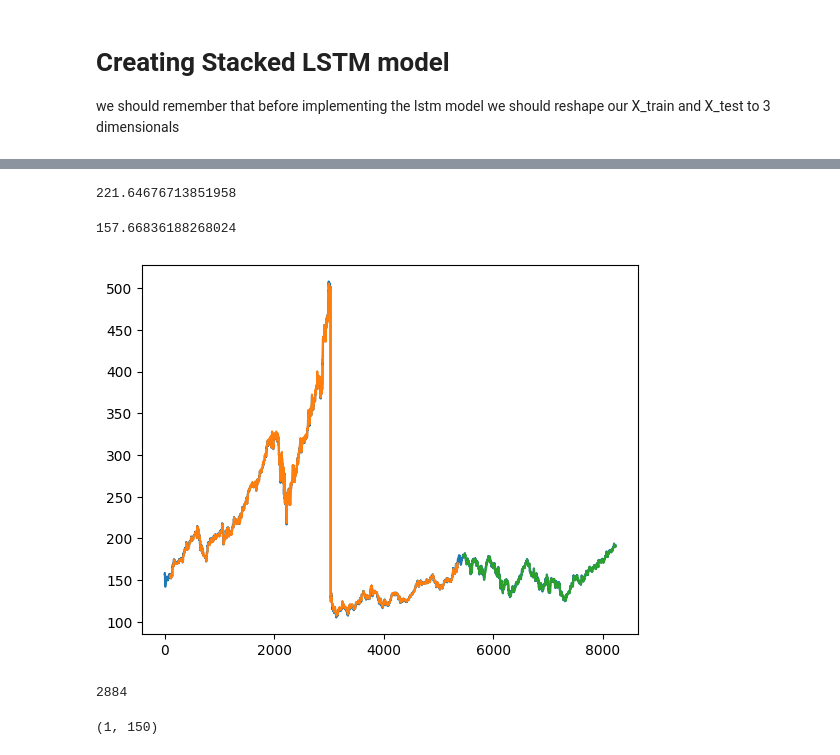
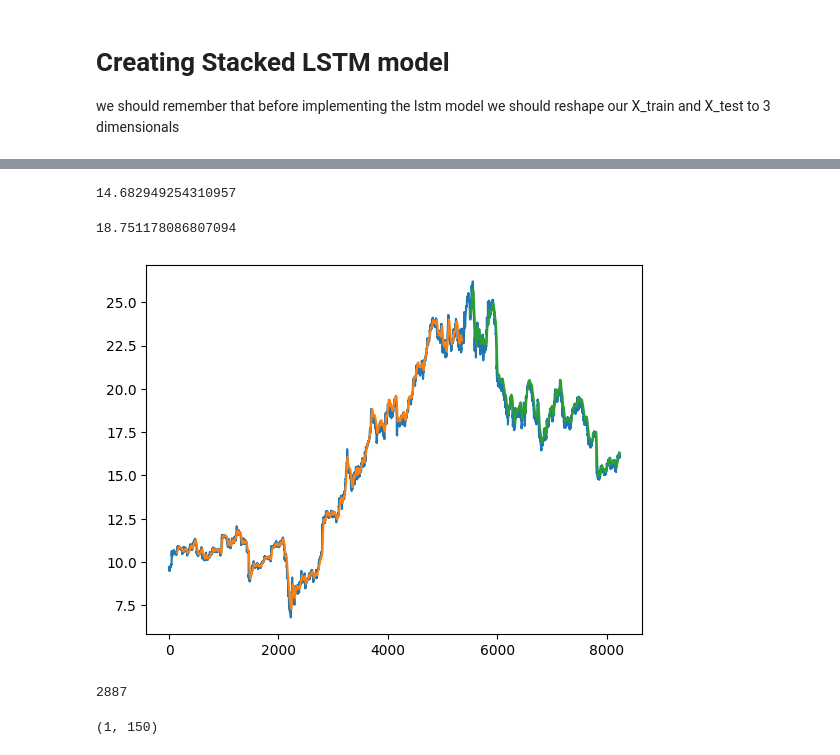
Before and after one commit to seruvuri/stock_price_prediction, a Jupyter notebook: notebook/Stock_Price_Prediction.ipynb, the cells around one changed output, grey strips where cells are left out. Drawn from its saved outputs; the diff is of its cells as text; code cells hidden in the pictures.

Commit message:
model trainer

```diff
--- a/notebook/Stock_Price_Prediction.ipynb
+++ b/notebook/Stock_Price_Prediction.ipynb
@@ -22,6 +48,7 @@ Start Date= Date from when we need historical data of a stock(format YYYY-MM-DD)
 resampleFreq = This allows you to set the frequency in which you want data resampled. For example "1hour" would return the data where OHLC is calculated on an hourly schedule.
 
 '''
+print('ticker details:{ticker_names}'.format(ticker_names=ticker_df))
 def data_extraction(ticker_name,startDate,resampleFreq,token):
     url="https://api.tiingo.com/iex/{}/prices?startDate={}&resampleFreq={}&columns=open,high,low,close,volume&token={}".format(ticker_name,startDate,resampleFreq,token)
 
@@ -30,4 +57,4 @@ def data_extraction(ticker_name,startDate,resampleFreq,token):
     #print(data.status_code)
     return dataset
 
-json_dataset=data_extraction(ticker_name='aapl',startDate='2019-01-02',resampleFreq='1hour',token='a159a3a83b1754845d7353fbec1c9f2902d4a8e1')
+json_dataset=data_extraction(ticker_name=input('Enter ticker(stock_name) name:'),startDate='2019-01-02',resampleFreq='1hour',token='a159a3a83b1754845d7353fbec1c9f2902d4a8e1')
@@ -164,7 +207,7 @@ training_size,test_size
 # we prepare train and test data by using above training_size and test_size
 
 #since trainnig size is 5339 train data will be till 0 to 5350
-train_data,test_data=close_stock[0:training_size],close_stock[training_size:len(close_stock),:1]
+train_data,test_data=close_stock[0:training_size,:],close_stock[training_size:len(close_stock),:1]
 # %%
 len(train_data),len(test_data)
 # %% [output]
@@ -268,5 +278,5 @@ Trainable params: 50,851
 Non-trainable params: 0
 _________________________________________________________________
 # %%
-model.fit(X_train,y_train,validation_data=(X_test,y_test),epochs=100,batch_size=64,verbose=1)
+model.fit(X_train,y_train,validation_data=(X_test,y_test),epochs=2,batch_size=64,verbose=1)
 # %% [output]
@@ -307,49 +304,51 @@ import math
 from sklearn.metrics import mean_squared_error
 math.sqrt(mean_squared_error(y_train,train_predict))
 # %% [output]
-221.64676713851958
+14.682949254310957
 # %%
 ##test data RMSE
 
 math.sqrt(mean_squared_error(y_test,test_predict))
 # %% [output]
-157.66836188268024
+18.751178086807094
 # %%
 ## plotting graph for both test and train data predictions
 '''
 orange color= train prediction
 bule color = full data
 green color=test prediction
 '''
 # shifting train predictions for plotting
-look_back=100
+look_back=150
 trainpredictplot=np.empty_like(close_stock)
 trainpredictplot[:,:]=np.nan
 trainpredictplot[look_back:len(train_predict)+look_back,:]=train_predict
 
 #shifting test predictions for plotting
 
 testpredictplot=np.empty_like(close_stock)
 testpredictplot[:,:]=np.nan
 testpredictplot[len(train_predict)+(look_back*2)+1:len(close_stock)-1, :]=test_predict
 
 #plot baseline and predicitons
 plt.plot(scaler.inverse_transform(close_stock))
 plt.plot(trainpredictplot)
 plt.plot(testpredictplot)
 plt.show()
 # %% [output]
-[figure, old version]
+[figure, new version]
 # %%
 len(test_data)
 # %% [output]
-2884
+2887
-# %%
-#calculating for 150 days
-x_input=test_data[2734:].reshape(1,-1)
-x_input.shape
-# %% [output]
-(1, 150)
+# %%
+previous_days=150
+restofdays_in_dataset=len(test_data)-previous_days
+x_input=test_data[restofdays_in_dataset:].reshape(1,-1)
+
+x_input.shape
+# %% [output]
+(1, 150)
 # %%
 #converting into list
 temp_input=list(x_input)
```
Also changed, not shown: parts of 25 cells of this notebook, 7 other files.
